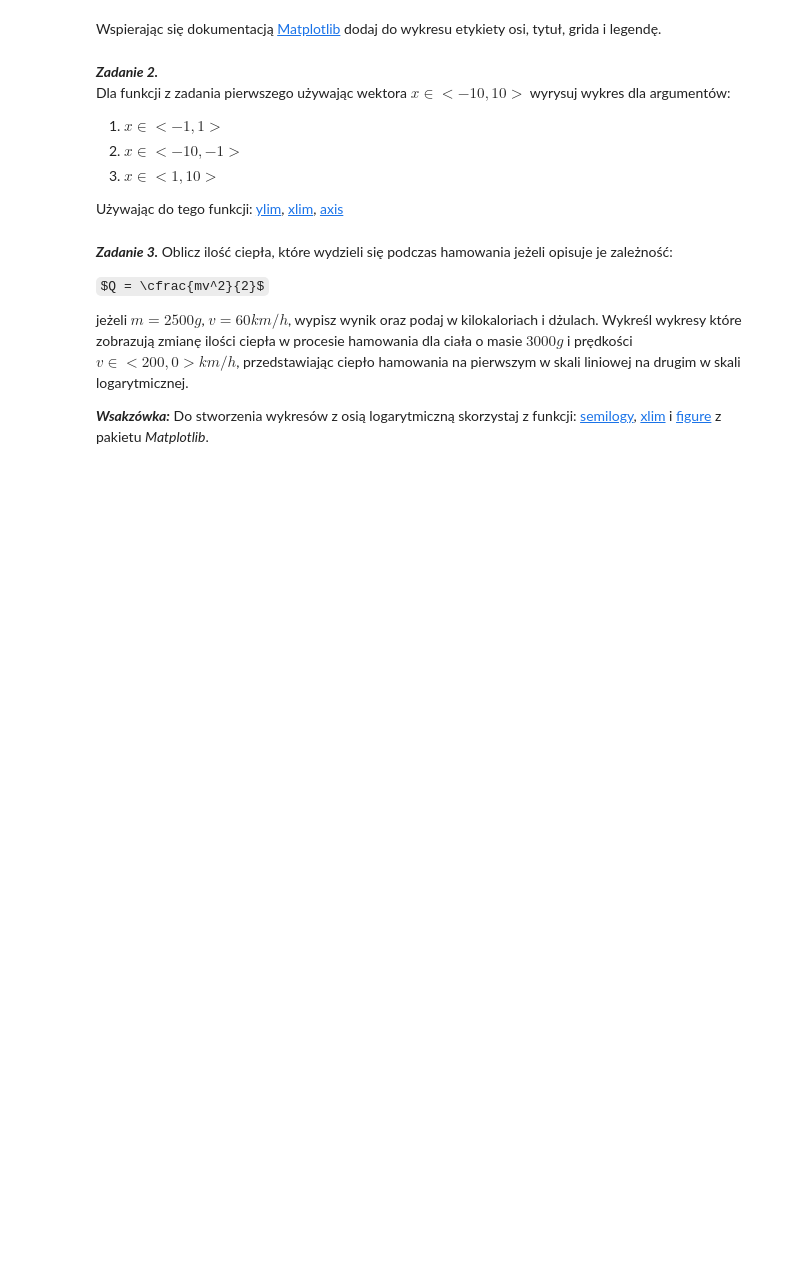
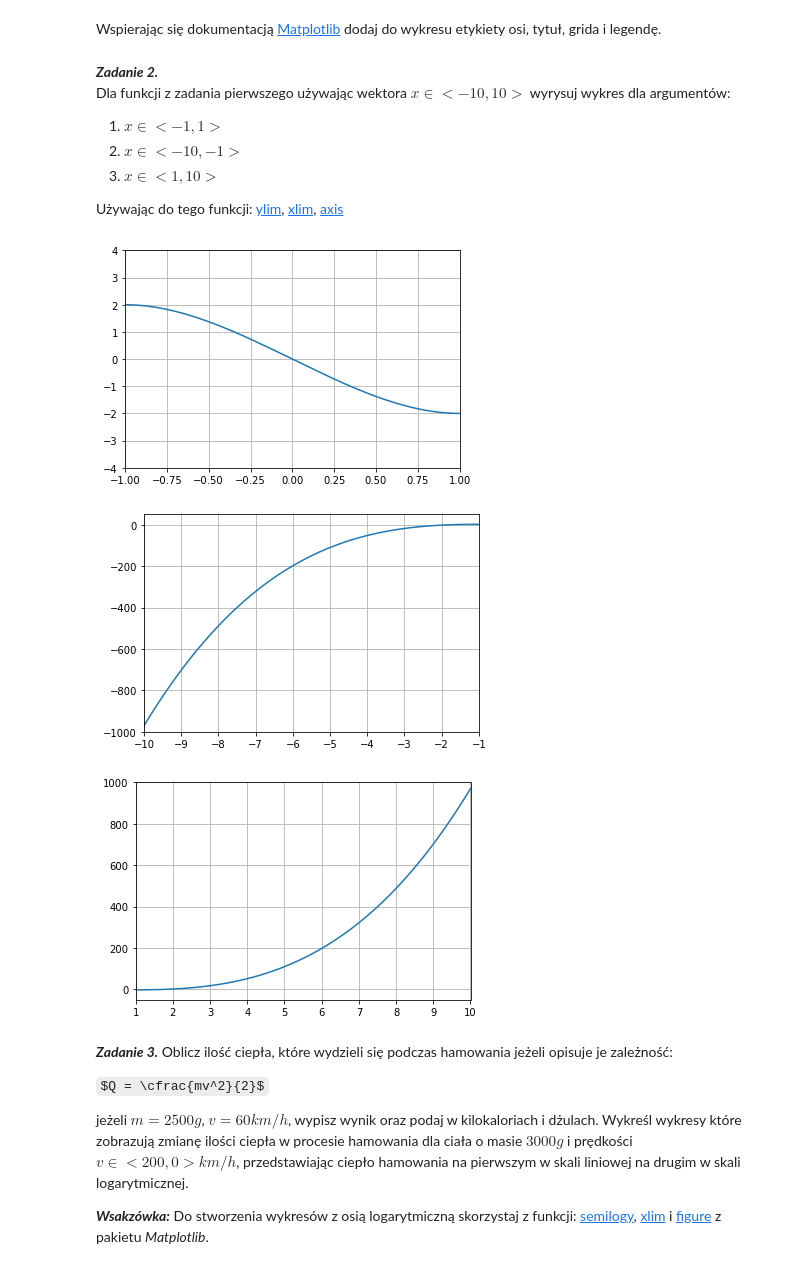
Before and after one commit to mateusztylec/MetodyNumeryczne, a Jupyter notebook: Laboratorium 2/sprawozdanie.ipynb, the cells around one changed output. Cells and saved outputs as stored; diff of their text form; code cells hidden in the pictures; some formulas as TeX source; blank space fills up the shorter version.

```diff
--- a/Laboratorium 2/sprawozdanie.ipynb
+++ b/Laboratorium 2/sprawozdanie.ipynb
@@ -38,6 +72,33 @@ Dla funkcji z zadania pierwszego używając wektora $x \in <-10,10>$ wyrysuj wyk
 3. $x\in<1,10>$
 
 Używając do tego funkcji: [ylim](https://matplotlib.org/3.3.1/api/_as_gen/matplotlib.pyplot.ylim.html), [xlim](https://matplotlib.org/3.3.2/api/_as_gen/matplotlib.pyplot.xlim.html), [axis](https://matplotlib.org/3.3.2/api/_as_gen/matplotlib.pyplot.axis.html)
+# %%
+x4 = np.linspace(-10, 10, 1000) #wektor z krokiem 1000 aby było lepiej widać na wykresie
+
+#1
+plt.plot(x4, funct(x4))
+plt.xlim(-1,1)
+plt.grid(True)
+plt.ylim(-4,4)
+plt.show()
+
+#2
+plt.plot(x4, funct(x4))
+plt.xlim(-10,-1)
+plt.ylim(-1000,50)
+plt.grid(True)
+plt.show()
+
+#3
+plt.plot(x4, funct(x4))
+plt.xlim(1,10)
+plt.ylim(-50,1000)
+plt.grid(True)
+plt.show()
+# %% [output]
+[figure, added]
+[figure, added]
+[figure, added]
 # %% [markdown]
 ***Zadanie 3.***
 Oblicz ilość ciepła, które wydzieli się podczas hamowania jeżeli opisuje je zależność:
```
Also changed, not shown: parts of 6 cells of this notebook, 1 other file.
